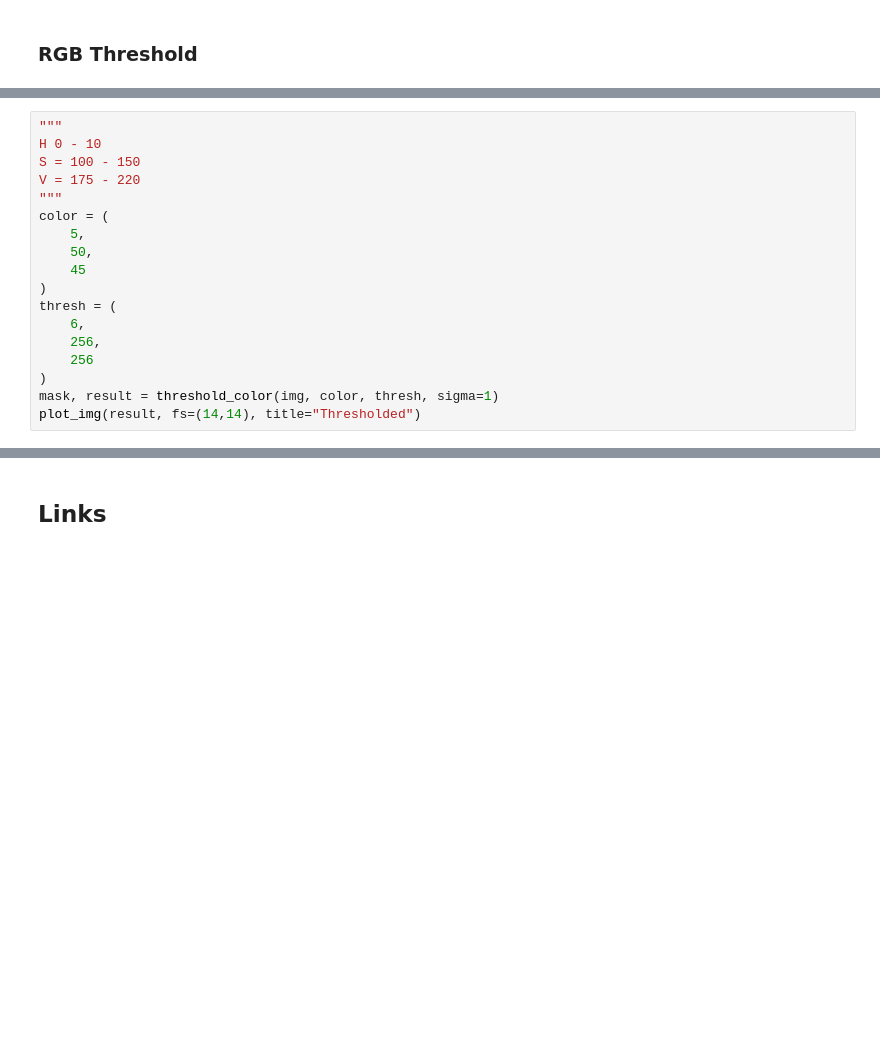
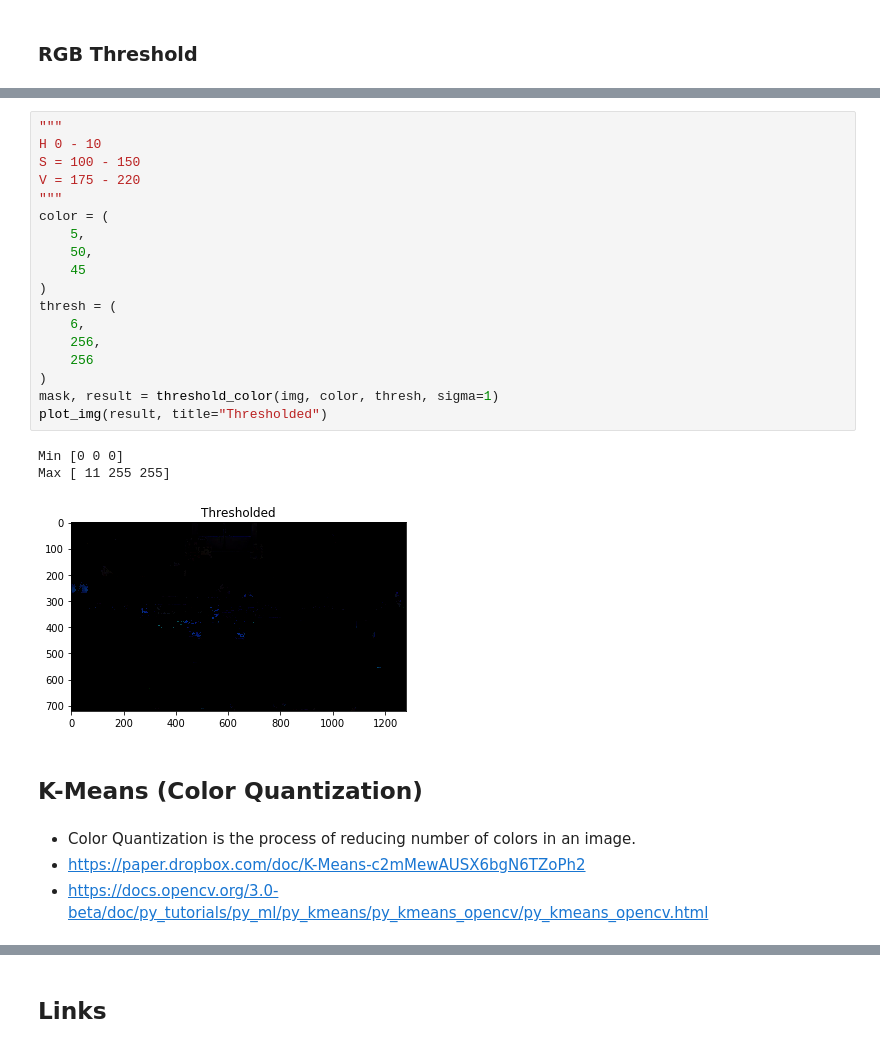
Before and after one commit to bfortuner/computer-vision, a Jupyter notebook: theory/Segmentation.ipynb, the cells around one changed output, grey strips where cells are left out. Saved outputs shown, nothing was run; the diff lists cells and outputs as text; blank space fills up the shorter version.

Commit message:
Added KMeans to Segmentation

```diff
--- a/theory/Segmentation.ipynb
+++ b/theory/Segmentation.ipynb
@@ -282,18 +345,28 @@ for label in crops.keys():
 # %%
 """
 H 0 - 10
 S = 100 - 150
 V = 175 - 220
 """
 color = (
     5,
     50,
     45
 )
 thresh = (
     6,
     256,
     256
 )
 mask, result = threshold_color(img, color, thresh, sigma=1)
-plot_img(result, fs=(14,14), title="Thresholded")
+plot_img(result, title="Thresholded")
+# %% [output]
+Min [0 0 0]
+Max [ 11 255 255]
+[figure, added]
+# %% [markdown]
+## K-Means (Color Quantization)
+# %% [markdown]
+* Color Quantization is the process of reducing number of colors in an image.
+* https://paper.dropbox.com/doc/K-Means-c2mMewAUSX6bgN6TZoPh2
+* https://docs.opencv.org/3.0-beta/doc/py_tutorials/py_ml/py_kmeans/py_kmeans_opencv/py_kmeans_opencv.html
```
Also changed, not shown: parts of 29 cells of this notebook.
